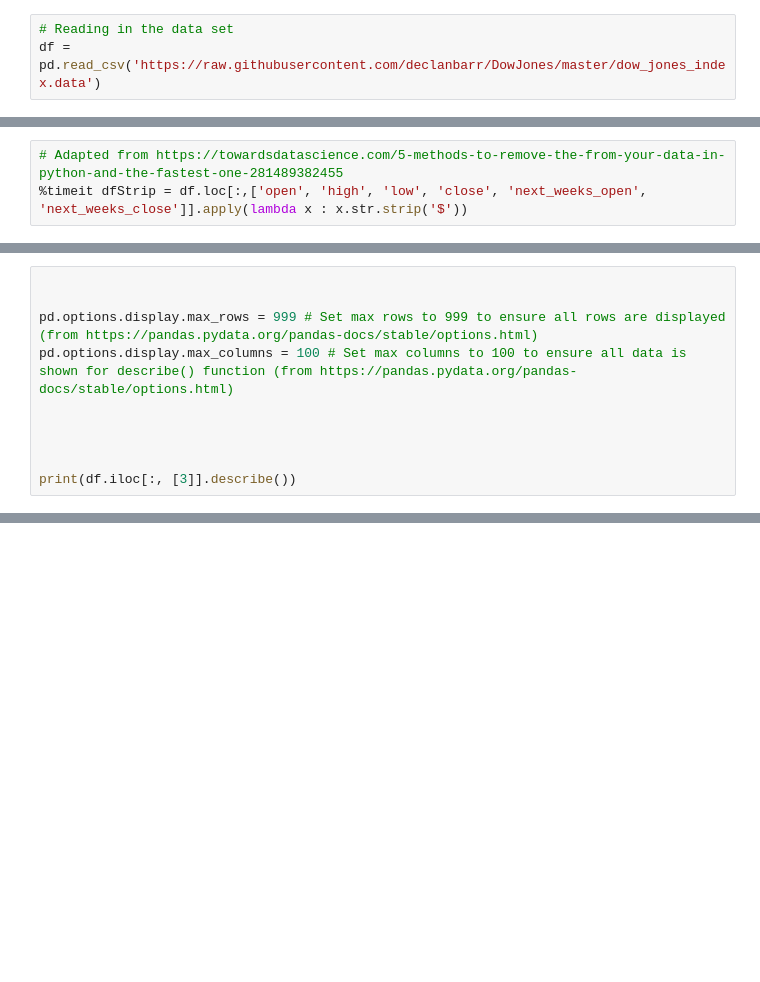
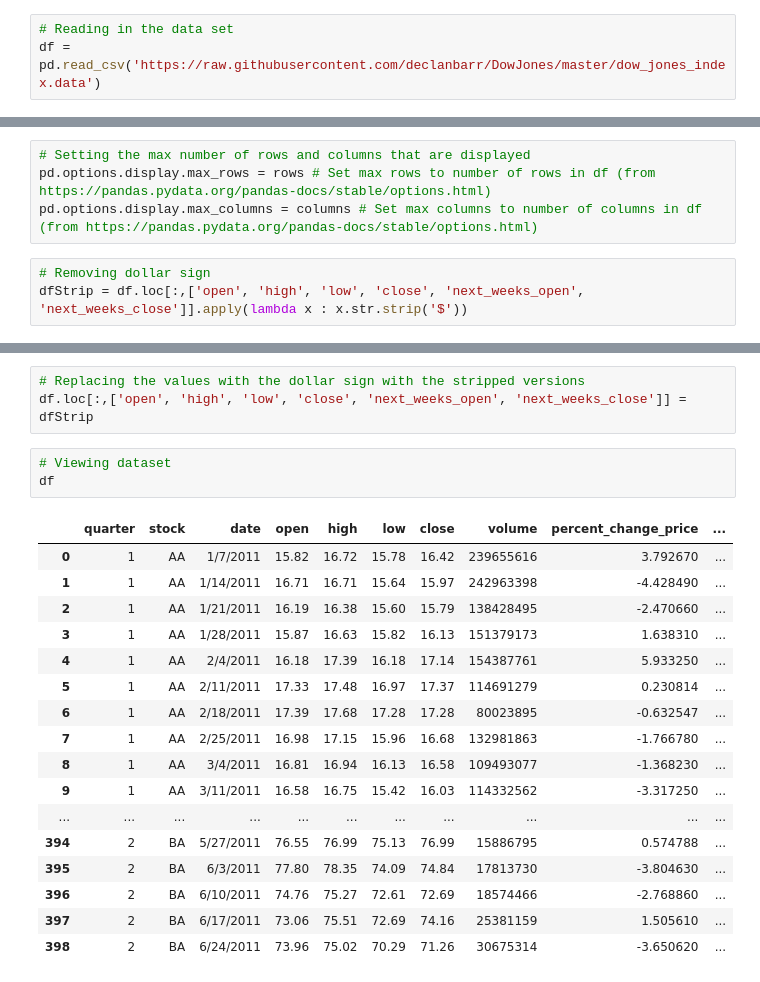
Before and after one commit to declanbarr/DowJones, a Jupyter notebook: DowJonesAnalysis.ipynb, the cells around one changed output, grey strips where cells are left out. Saved outputs shown, nothing was run; the diff lists cells and outputs as text; blank space fills up the shorter version.

Commit message:
Removed np.fromstring and going with pd.apply for simplicty, cleaned code and added comments

```diff
--- a/DowJonesAnalysis.ipynb
+++ b/DowJonesAnalysis.ipynb
@@ -24,3 +33,7 @@ df.head(5)
+# %%
+# Setting the max number of rows and columns that are displayed
+pd.options.display.max_rows = rows # Set max rows to number of rows in df (from https://pandas.pydata.org/pandas-docs/stable/options.html)
+pd.options.display.max_columns = columns # Set max columns to number of columns in df (from https://pandas.pydata.org/pandas-docs/stable/options.html)
 # %%
-# Adapted from https://towardsdatascience.com/5-methods-to-remove-the-from-your-data-in-python-and-the-fastest-one-281489382455
-%timeit dfStrip = df.loc[:,['open', 'high', 'low', 'close', 'next_weeks_open', 'next_weeks_close']].apply(lambda x : x.str.strip('$'))
+# Removing dollar sign
+dfStrip = df.loc[:,['open', 'high', 'low', 'close', 'next_weeks_open', 'next_weeks_close']].apply(lambda x : x.str.strip('$'))
@@ -39,10 +39,0 @@ print(rows, columns)
-# %%
-
-
-pd.options.display.max_rows = 999 # Set max rows to 999 to ensure all rows are displayed (from https://pandas.pydata.org/pandas-docs/stable/options.html)
-pd.options.display.max_columns = 100 # Set max columns to 100 to ensure all data is shown for describe() function (from https://pandas.pydata.org/pandas-docs/stable/options.html)
-
-
-
-
-print(df.iloc[:, [3]].describe())
@@ -54,0 +50,24 @@ freq         3
+# %%
+# Replacing the values with the dollar sign with the stripped versions
+df.loc[:,['open', 'high', 'low', 'close', 'next_weeks_open', 'next_weeks_close']] = dfStrip
+# %%
+# Viewing dataset
+df
+# %% [output]
+|  | quarter | stock | date | open | high | low | close | volume | percent_change_price | ... |
+| 0 | 1 | AA | 1/7/2011 | 15.82 | 16.72 | 15.78 | 16.42 | 239655616 | 3.792670 | ... |
+| 1 | 1 | AA | 1/14/2011 | 16.71 | 16.71 | 15.64 | 15.97 | 242963398 | -4.428490 | ... |
+| 2 | 1 | AA | 1/21/2011 | 16.19 | 16.38 | 15.60 | 15.79 | 138428495 | -2.470660 | ... |
+| 3 | 1 | AA | 1/28/2011 | 15.87 | 16.63 | 15.82 | 16.13 | 151379173 | 1.638310 | ... |
+| 4 | 1 | AA | 2/4/2011 | 16.18 | 17.39 | 16.18 | 17.14 | 154387761 | 5.933250 | ... |
+| 5 | 1 | AA | 2/11/2011 | 17.33 | 17.48 | 16.97 | 17.37 | 114691279 | 0.230814 | ... |
+| 6 | 1 | AA | 2/18/2011 | 17.39 | 17.68 | 17.28 | 17.28 | 80023895 | -0.632547 | ... |
+| 7 | 1 | AA | 2/25/2011 | 16.98 | 17.15 | 15.96 | 16.68 | 132981863 | -1.766780 | ... |
+| 8 | 1 | AA | 3/4/2011 | 16.81 | 16.94 | 16.13 | 16.58 | 109493077 | -1.368230 | ... |
+| 9 | 1 | AA | 3/11/2011 | 16.58 | 16.75 | 15.42 | 16.03 | 114332562 | -3.317250 | ... |
+| ... | ... | ... | ... | ... | ... | ... | ... | ... | ... | ... |
+| 394 | 2 | BA | 5/27/2011 | 76.55 | 76.99 | 75.13 | 76.99 | 15886795 | 0.574788 | ... |
+| 395 | 2 | BA | 6/3/2011 | 77.80 | 78.35 | 74.09 | 74.84 | 17813730 | -3.804630 | ... |
+| 396 | 2 | BA | 6/10/2011 | 74.76 | 75.27 | 72.61 | 72.69 | 18574466 | -2.768860 | ... |
+| 397 | 2 | BA | 6/17/2011 | 73.06 | 75.51 | 72.69 | 74.16 | 25381159 | 1.505610 | ... |
+| 398 | 2 | BA | 6/24/2011 | 73.96 | 75.02 | 70.29 | 71.26 | 30675314 | -3.650620 | ... |
```
Also changed, not shown: parts of 9 cells of this notebook.
